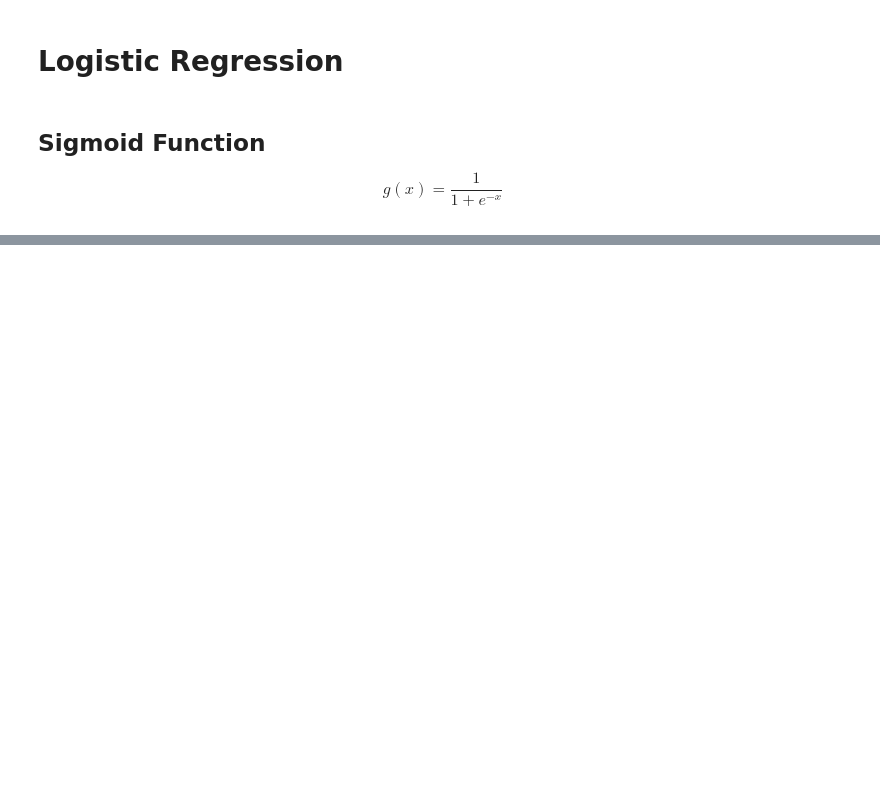
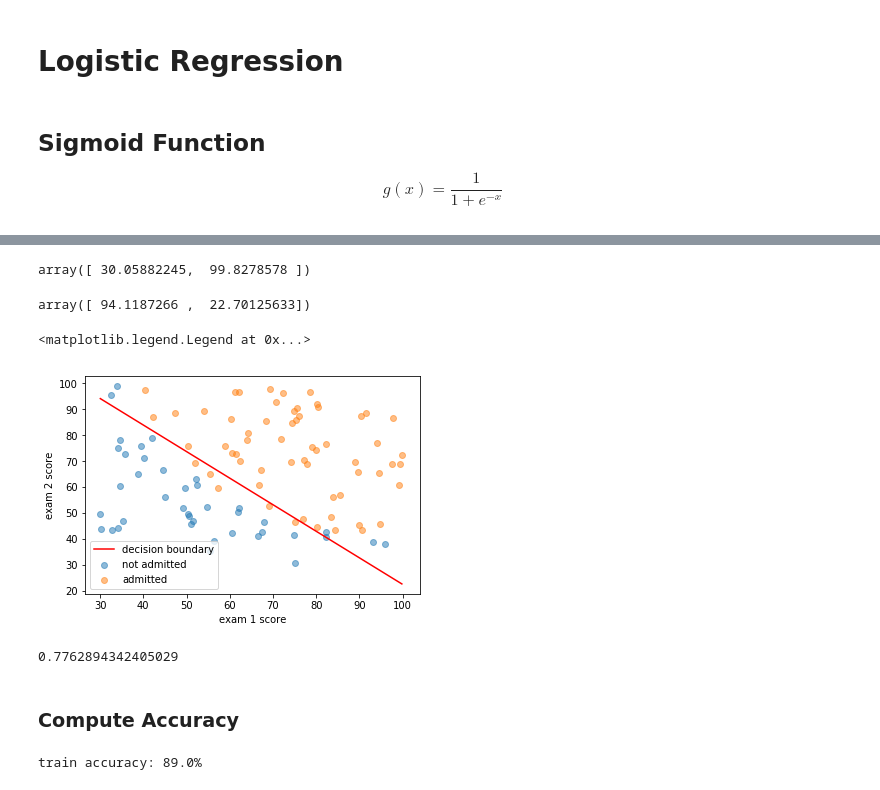
Before and after one commit to podondra/bt-spectraldl, a Jupyter notebook: notebooks/logistic-regression.ipynb, the cells around one changed output, grey strips where cells are left out. Saved outputs shown, nothing was run; the diff lists cells and outputs as text; code cells hidden in the pictures; blank space fills up the shorter version.

```diff
--- a/notebooks/logistic-regression.ipynb
+++ b/notebooks/logistic-regression.ipynb
@@ -51,0 +134,8 @@ $$ \theta^T x < 0 \implies y = 0 $$
+# %%
+initial_theta = np.zeros(n + 1)
+res = minimize(
+    fun=lambda theta: cost_function(theta, X, y),
+    x0=initial_theta,
+    jac=True,
+    options={'maxiter': 400, 'disp': True}
+)
@@ -51,0 +148,4 @@ $$ \theta^T x < 0 \implies y = 0 $$
+# %%
+print('success: ', res.success)
+print('theta: ', res.x)
+theta = res.x
@@ -51,0 +162,34 @@ $$ \theta^T x < 0 \implies y = 0 $$
+# %%
+# find end points, x1s
+plot_x = np.array([min(X[:, 1]), max(X[:, 1])])
+plot_x
+# %% [output]
+array([ 30.05882245,  99.8278578 ])
+# %%
+# compute x2s
+plot_y = (-1 / theta[2]) * (theta[1] * plot_x + theta[0])
+plot_y
+# %% [output]
+array([ 94.1187266 ,  22.70125633])
+# %%
+plot_data(raw_X, y)
+plt.plot(plot_x, plot_y, c='r', label='decision boundary')
+plt.legend()
+# %% [output]
+<matplotlib.legend.Legend at 0x...>
+[figure, added]
+# %%
+sigmoid(np.array([1, 45, 85]).dot(theta))
+# %% [output]
+0.7762894342405029
+# %% [markdown]
+### Compute Accuracy
+# %%
+def predict(theta, X):
+    m = X.shape[0]
+    return sigmoid(X.dot(theta)) >= 0.5
+
+accuracy = np.mean(predict(theta, X) == y) * 100
+print('train accuracy: {}%'.format(accuracy))
+# %% [output]
+train accuracy: 89.0%
```
Also changed, not shown: parts of 20 cells of this notebook, 3 other files.
